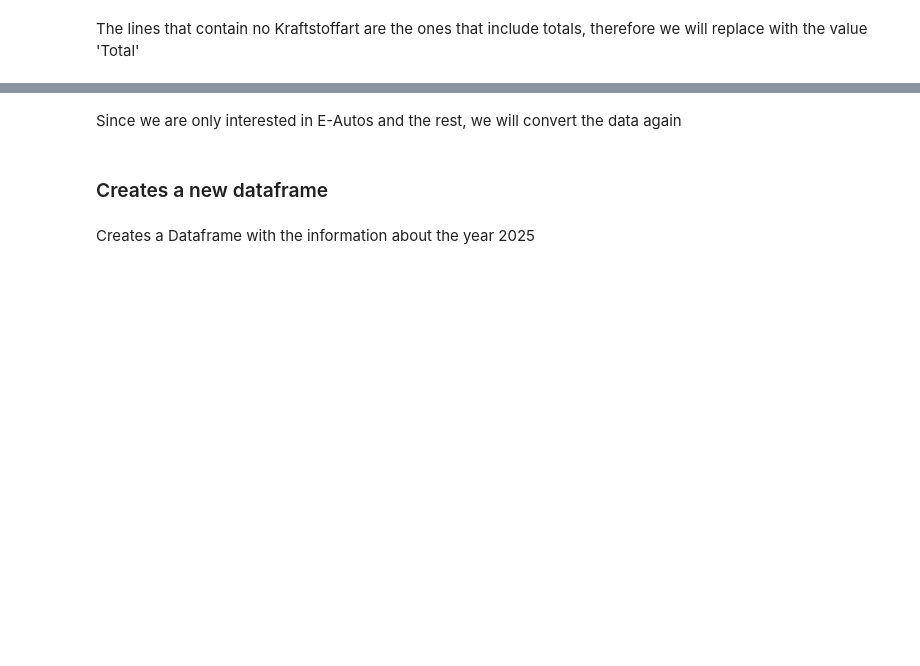
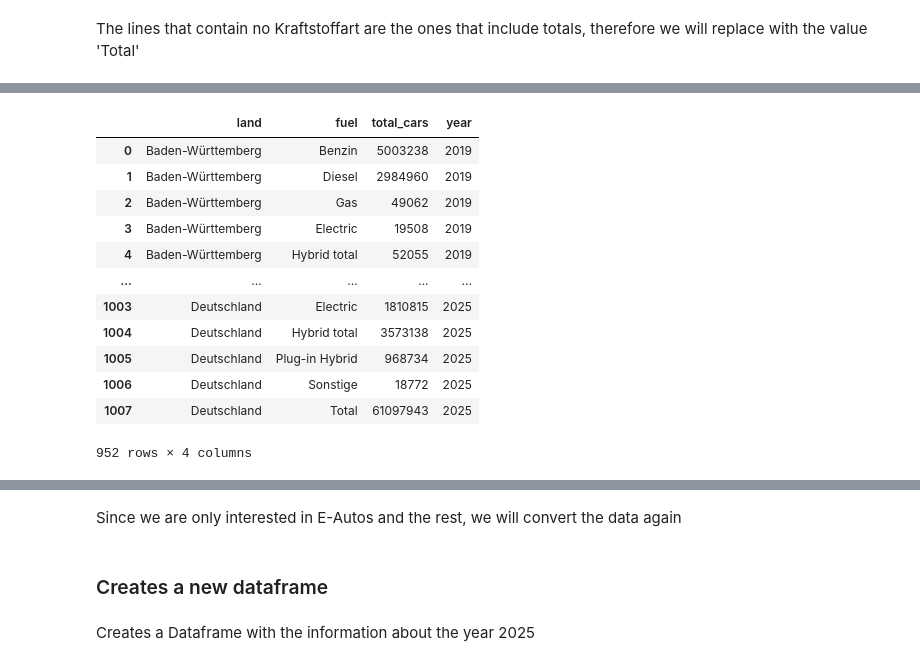
Before and after one commit to adelinerd/electric_cars, a Jupyter notebook: 3_Autos_Germany.ipynb, the cells around one changed output, grey strips where cells are left out. Drawn from its saved outputs; the diff is of its cells as text; code cells hidden in the pictures; blank space fills up the shorter version.

```diff
--- a/3_Autos_Germany.ipynb
+++ b/3_Autos_Germany.ipynb
@@ -70,5 +146,19 @@ df["fuel"].value_counts()
 # %%
-df.head()
+df
+# %% [output]
+|  | land | fuel | total_cars | year |
+| 0 | Baden-Württemberg | Benzin | 5003238 | 2019 |
+| 1 | Baden-Württemberg | Diesel | 2984960 | 2019 |
+| 2 | Baden-Württemberg | Gas | 49062 | 2019 |
+| 3 | Baden-Württemberg | Electric | 19508 | 2019 |
+| 4 | Baden-Württemberg | Hybrid total | 52055 | 2019 |
+| ... | ... | ... | ... | ... |
+| 1003 | Deutschland | Electric | 1810815 | 2025 |
+| 1004 | Deutschland | Hybrid total | 3573138 | 2025 |
+| 1005 | Deutschland | Plug-in Hybrid | 968734 | 2025 |
+| 1006 | Deutschland | Sonstige | 18772 | 2025 |
+| 1007 | Deutschland | Total | 61097943 | 2025 |
+952 rows × 4 columns
 # %%
 # one df for deutschland
 df_germany = df [df ["land"] =="Deutschland"].reset_index()
```
Also changed, not shown: parts of 25 cells of this notebook, 9 other files.
